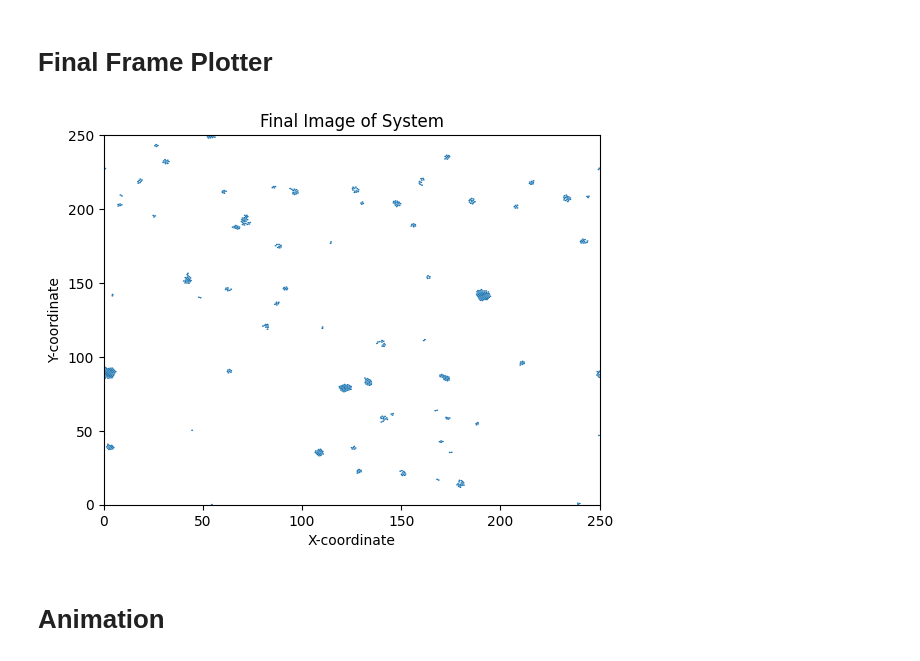
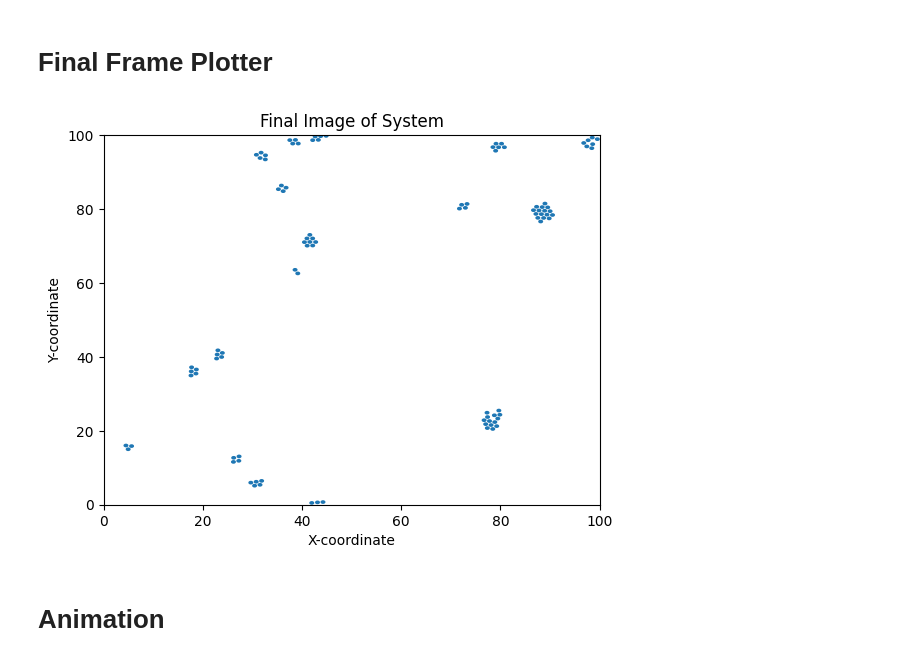
Before and after one commit to hawexrutile/Fluid-Simulations, a Jupyter notebook: Analyze.ipynb, the cells around one changed output. Drawn from its saved outputs; the diff is of its cells as text; code cells hidden in the pictures.

```diff
--- a/Analyze.ipynb
+++ b/Analyze.ipynb
@@ -27,3 +17,5 @@ path=r"Runs\High Density\HD1MPI04/"
 # %% [markdown]
 # Load Parameters & Data
+# %%
+path=r"Runs\Thu_Jan_11_22_00_13_2024/"
 # %%
@@ -107,35 +96,34 @@ energy_plotly_plotter("Time", "Energy per Particle", legend_names, colors)
 # %% [markdown]
 # Final Frame Plotter
 # %%
-def FinalSysImagePlotter():
+def FinalSysImagePlotter(box_size):
     # Create a figure and axis for the Plot
     fig, ax = plt.subplots()
     ax.set_xlim(0, box_size)
     ax.set_ylim(0, box_size)
 
-    for x, y ,vx ,vy , phi, PE in particle_positions[-1]:
+    for x, y, vx, vy, phi, _ in particle_data[-1]:
         circle = plt.Circle((x, y), radius=r, linewidth=0)
+        # sector = Wedge((x, y), 6, np.degrees(phi - theta), np.degrees(phi + theta), ec='black')
+        # plt.gca().add_patch(sector)
+        # add arrow to show direction of motion
+        # ax.arrow(x, y, vx, vy, width=0.001, head_width=0.01, head_length=0.01, fc='k', ec='k')
         ax.add_patch(circle)
-
-    # Add an arrow to represent the direction of movement
-        # arrow = plt.Arrow(x, y, vx, vy, width=0.1, color='black')
-        # ax.add_patch(arrow)
-
-    # Add an arrow to represent the vision direction
-        # arrow = plt.Arrow(x, y, np.cos(phi), np.sin(phi), width=0.1, color='orange')
-        # ax.add_patch(arrow)
 
     # Set axis labels and title
     plt.xlabel('X-coordinate')
     plt.ylabel('Y-coordinate')
     plt.title('Final Image of System')
 
+    # Save the plot before showing it
+    plt.savefig(path + "FinalFrame.png")
+
     # Show the plot
-    plt.savefig(path+"FinalFrame.png")
+    plt.show()
 
-#Plots the final system image
-FinalSysImagePlotter()
+# Plots the final system image
+FinalSysImagePlotter(boxSize)
 # %% [output]
-[figure, old version]
+[figure, new version]
 # %% [markdown]
 # Animation
```
Also changed, not shown: parts of 36 cells of this notebook.
